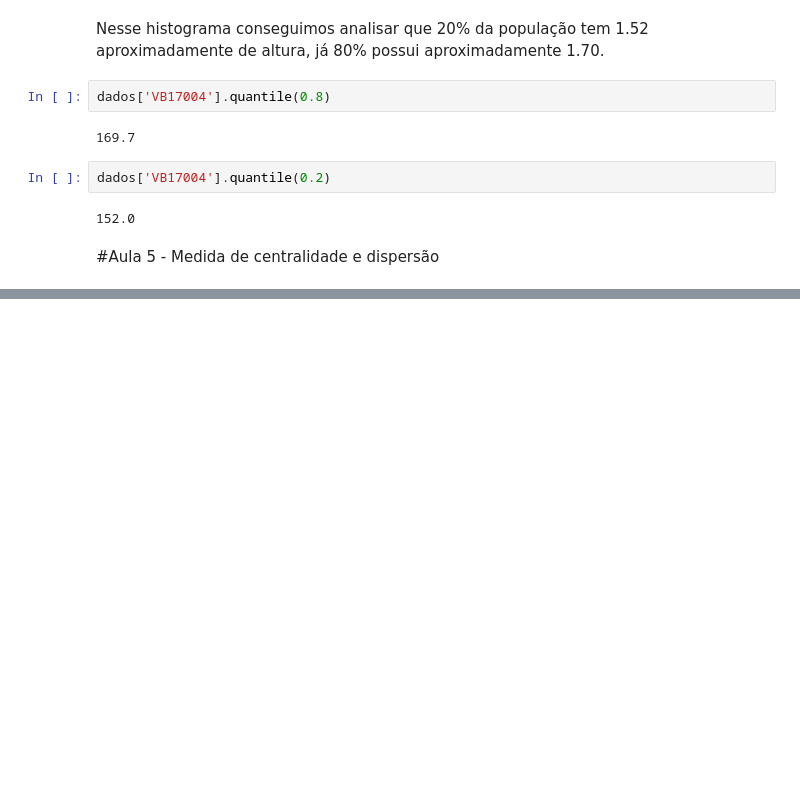
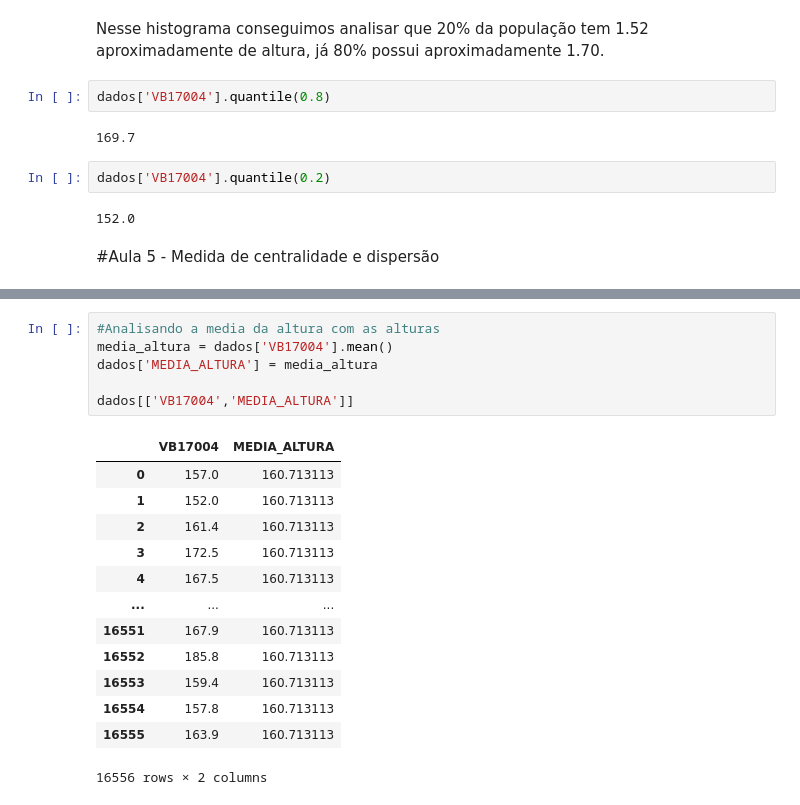
Before and after one commit to AdamStamm/bootcamp_alura, a Jupyter notebook: Notebooks/Bootcamp_Data_Science_Modulo_3.ipynb, the cells around one changed output, grey strips where cells are left out. Drawn from its saved outputs; the diff is of its cells as text; blank space fills up the shorter version.

```diff
--- a/Notebooks/Bootcamp_Data_Science_Modulo_3.ipynb
+++ b/Notebooks/Bootcamp_Data_Science_Modulo_3.ipynb
@@ -951,0 +1085,20 @@ dados['VB17004'].quantile(0.2)
+# %%
+#Analisando a media da altura com as alturas
+media_altura = dados['VB17004'].mean()
+dados['MEDIA_ALTURA'] = media_altura
+
+dados[['VB17004','MEDIA_ALTURA']]
+# %% [output]
+|  | VB17004 | MEDIA_ALTURA |
+| 0 | 157.0 | 160.713113 |
+| 1 | 152.0 | 160.713113 |
+| 2 | 161.4 | 160.713113 |
+| 3 | 172.5 | 160.713113 |
+| 4 | 167.5 | 160.713113 |
+| ... | ... | ... |
+| 16551 | 167.9 | 160.713113 |
+| 16552 | 185.8 | 160.713113 |
+| 16553 | 159.4 | 160.713113 |
+| 16554 | 157.8 | 160.713113 |
+| 16555 | 163.9 | 160.713113 |
+16556 rows × 2 columns
```
Also changed, not shown: parts of 38 cells of this notebook.
